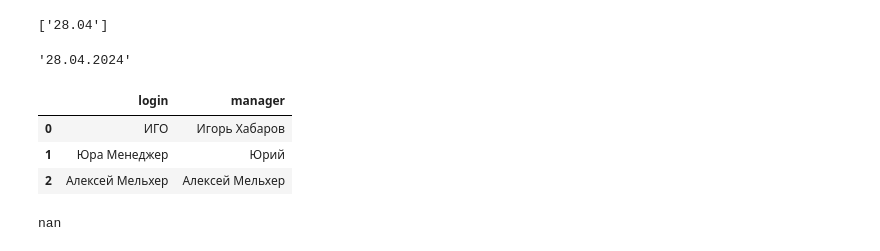
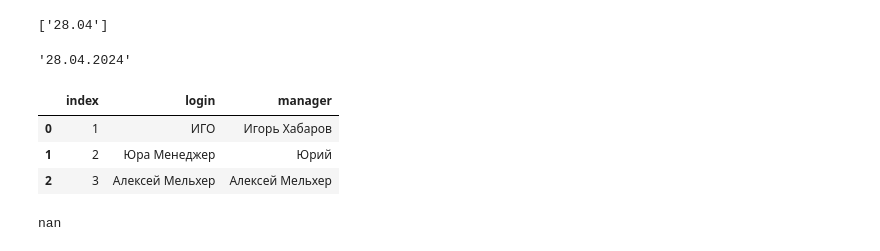
Before and after one commit to bronkaeux/applications, a Jupyter notebook: 20240502_applications.ipynb, the cells around one changed output. Drawn from its saved outputs; the diff is of its cells as text; code cells hidden in the pictures.

```diff
--- a/20240502_applications.ipynb
+++ b/20240502_applications.ipynb
@@ -92,10 +92,12 @@ def find_manager(text, managers_df):
 
     # Если ни один менеджер не найден, вернуть np.NAN
     return np.NAN
-# %%
-managers
-# %% [output]
-|  | login | manager |
-| 0 | ИГО | Игорь Хабаров |
-| 1 | Юра Менеджер | Юрий |
-| 2 | Алексей Мельхер | Алексей Мельхер |
+# %%
+managers = managers.reset_index()
+managers['index'] = managers['index']+1
+managers
+# %% [output]
+|  | index | login | manager |
+| 0 | 1 | ИГО | Игорь Хабаров |
+| 1 | 2 | Юра Менеджер | Юрий |
+| 2 | 3 | Алексей Мельхер | Алексей Мельхер |
```
Also changed, not shown: parts of 21 cells of this notebook, 3 other files.
